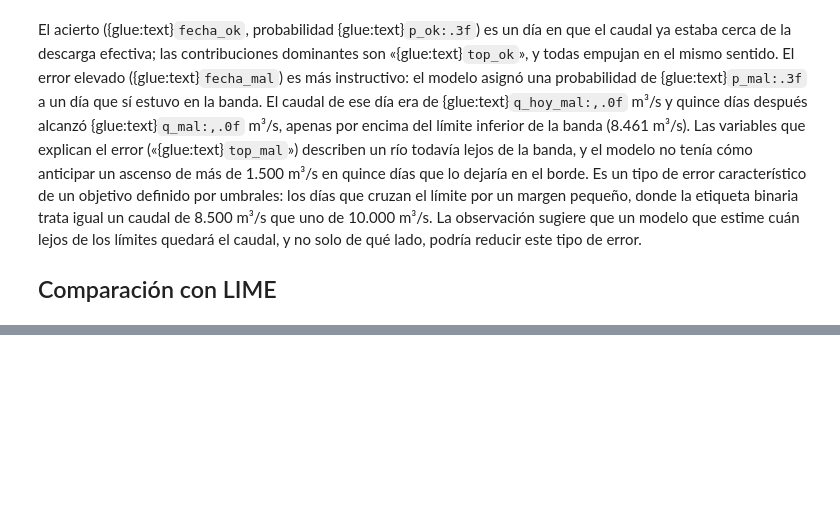
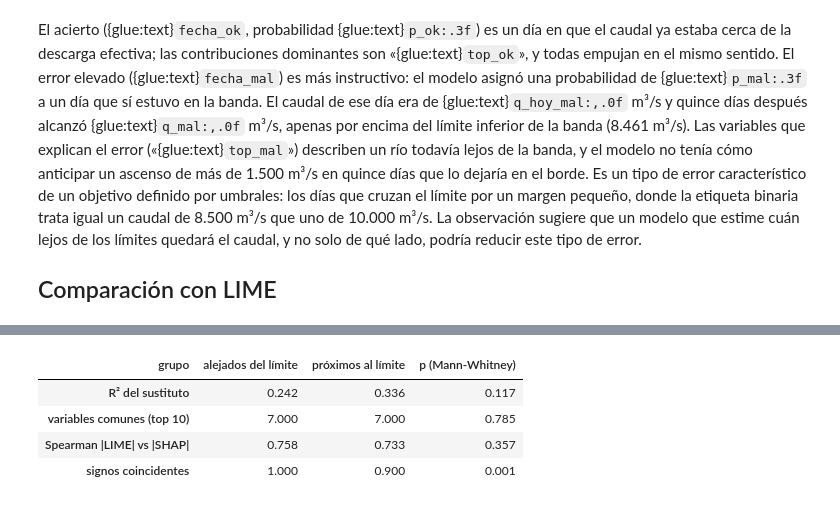
Before and after one commit to SantiagomezaC/proyecto-ml-entregable2, a Jupyter notebook: book/03f_interpretabilidad.ipynb, the cells around one changed output, grey strips where cells are left out. Saved outputs shown, nothing was run; the diff lists cells and outputs as text; code cells hidden in the pictures; blank space fills up the shorter version.

```diff
--- a/book/03f_interpretabilidad.ipynb
+++ b/book/03f_interpretabilidad.ipynb
@@ -141,6 +141,46 @@ cmp.round(3)
 |  | observación | R² del sustituto local de LIME | variables comunes en el top 10 | Spearman |LIME| vs |SHAP| (top 10... | signos coincidentes | ... |
 | 0 | acierto | 0.452 | 9 | 0.891 | 10 | ... |
 | 1 | error elevado | 0.144 | 5 | 0.952 | 9 | ... |
+# %%
+# Concordancia SHAP-LIME en una muestra de 100 días de prueba próximos a un límite de la banda
+# (a menos del 5 % de Q_ef) y 100 días alejados (a más del 20 %)
+import json
+from scipy.stats import mannwhitneyu
+from src.config import DATOS_PROC
+par = json.loads((DATOS_PROC / "parametros.json").read_text(encoding="utf-8"))["calamar"]
+yq = D.y_reg_test.values
+d_lim = np.minimum(np.abs(yq - par["LIM"][0]), np.abs(yq - par["LIM"][1])) / par["Q_EF"]
+rng = np.random.default_rng(SEED)
+grupos = {"próximos al límite": rng.choice(np.flatnonzero(d_lim < .05), 100, replace=False),
+          "alejados del límite": rng.choice(np.flatnonzero(d_lim > .20), 100, replace=False)}
+Xf = Xte.fillna(Xtr.median()).values
+muestra = []
+for g, ids in grupos.items():
+    for i in ids:
+        e = lime_exp.explain_instance(Xf[i], f, num_features=10, num_samples=3000)
+        lw = {Xte.columns[k]: w for k, w in e.as_map()[1]}
+        s = pd.Series(sv.values[i], index=Xte.columns)
+        muestra.append({"grupo": g, "R² del sustituto": e.score,
+                        "variables comunes (top 10)": len(set(s.abs().sort_values(ascending=False).index[:10]) & set(lw)),
+                        "Spearman |LIME| vs |SHAP|": spearmanr([abs(lw[c]) for c in lw], [abs(s[c]) for c in lw])[0],
+                        "signos coincidentes": np.mean([np.sign(lw[c]) == np.sign(s[c]) for c in lw])})
+muestra = pd.DataFrame(muestra)
+tab_m = muestra.groupby("grupo").median().T
+tab_m["p (Mann-Whitney)"] = [mannwhitneyu(muestra.loc[muestra.grupo == "próximos al límite", c].dropna(),
+                                          muestra.loc[muestra.grupo == "alejados del límite", c].dropna()).pvalue
+                             for c in tab_m.index]
+for c, k in (("Spearman |LIME| vs |SHAP|", "rho"), ("signos coincidentes", "sig"), ("R² del sustituto", "r2"),
+             ("variables comunes (top 10)", "com")):
+    glue(f"m_{k}_borde", float(tab_m.loc[c, "próximos al límite"]), display=False)
+    glue(f"m_{k}_lejos", float(tab_m.loc[c, "alejados del límite"]), display=False)
+    glue(f"m_{k}_p", float(tab_m.loc[c, "p (Mann-Whitney)"]), display=False)
+tab_m.round(3)
+# %% [output]
+| grupo | alejados del límite | próximos al límite | p (Mann-Whitney) |
+| R² del sustituto | 0.242 | 0.336 | 0.117 |
+| variables comunes (top 10) | 7.000 | 7.000 | 0.785 |
+| Spearman |LIME| vs |SHAP| | 0.758 | 0.733 | 0.357 |
+| signos coincidentes | 1.000 | 0.900 | 0.001 |
 # %% [markdown]
 LIME {cite}`ribeiro2016` explica cada predicción ajustando un modelo lineal ponderado a
 perturbaciones de la observación en un entorno local, mientras que SHAP distribuye la predicción
```
Also changed, not shown: parts of 3 cells of this notebook, 17 other files.
